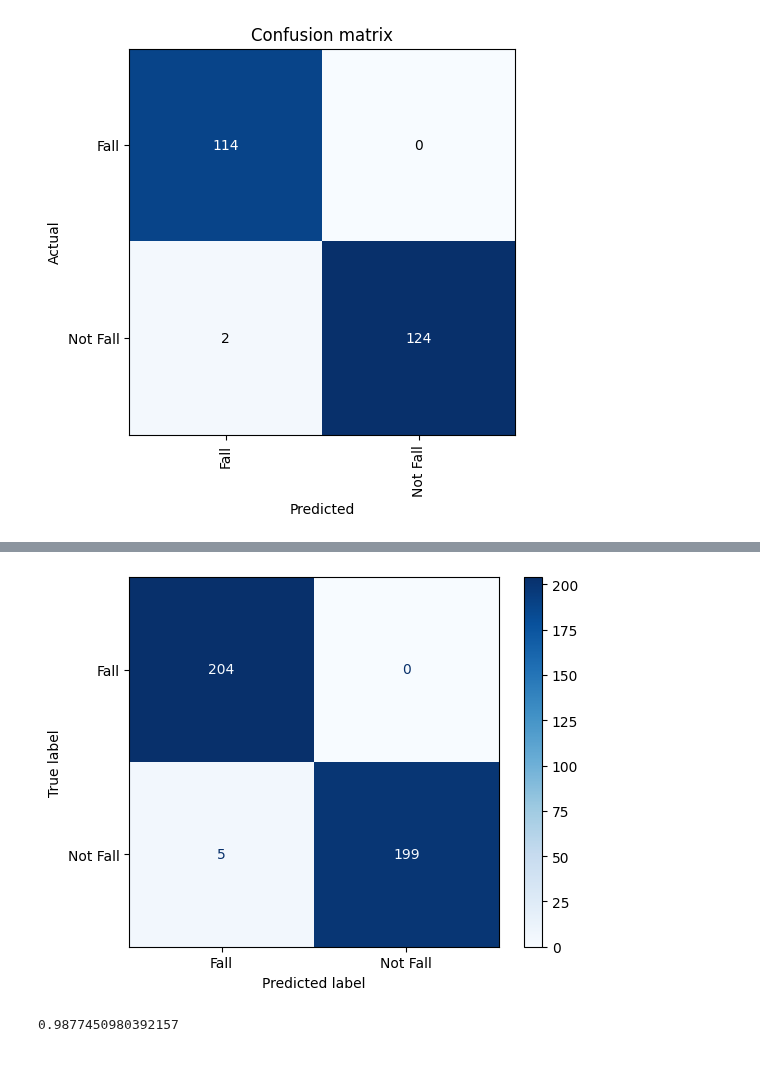
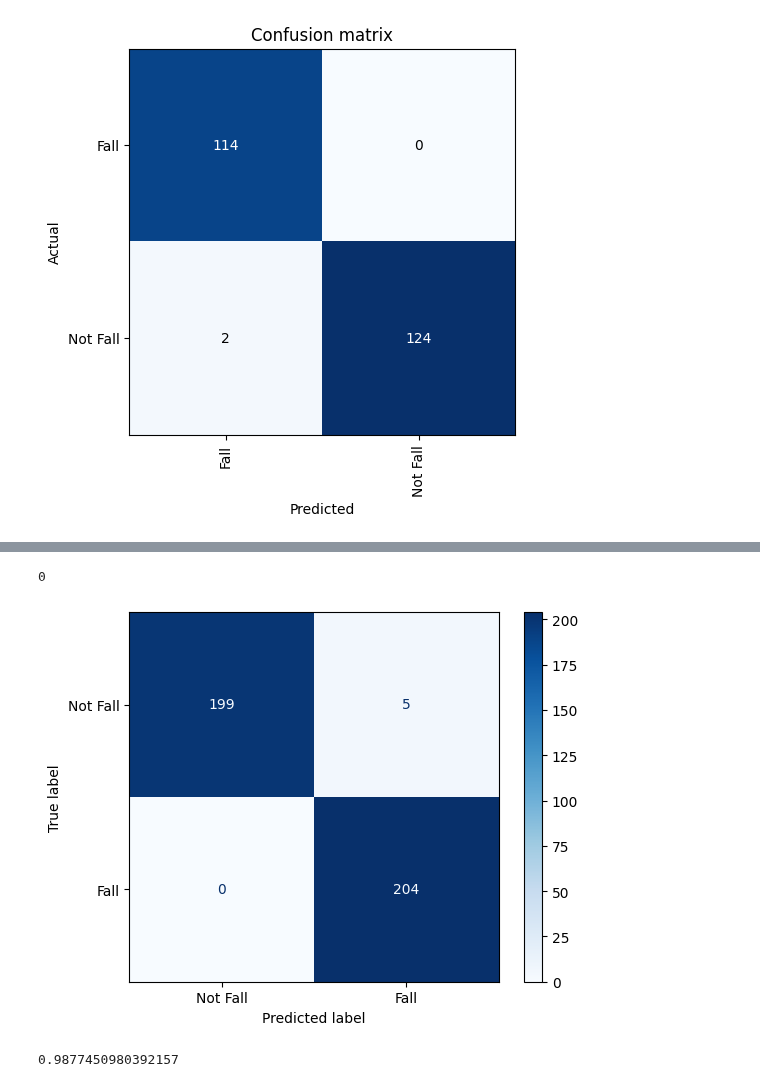
Before and after one commit to Vatnelid-Master-Project/data-analysis, a Jupyter notebook: state-detection-model.ipynb, the cells around one changed output, grey strips where cells are left out. Cells and saved outputs as stored; diff of their text form; code cells hidden in the pictures.

```diff
--- a/state-detection-model.ipynb
+++ b/state-detection-model.ipynb
@@ -235,0 +233,2 @@ if not learner:
+# %%
+learner = load_learner('./models/sd-model.pkl')
@@ -314,10 +316,19 @@ learner.predict(get_x_test(4))
+# %%
+count = 0
+for i in range(len(y_test)):
+    if y_test[i] == "Fall" and y_test[i] != y_pred[i]:
+        count += 1
+
+print(count)
+# %% [output]
+0
 # %%
-cm = confusion_matrix(y_test, y_pred)
-disp = ConfusionMatrixDisplay(cm, display_labels=dls.vocab)
+cm = confusion_matrix(y_test, y_pred, labels=["Not Fall", "Fall"])
+disp = ConfusionMatrixDisplay(cm, display_labels=["Not Fall", "Fall"])
 disp.plot(cmap="Blues")  # customize as you like
 plt.show()
 # %% [output]
-[figure, old version]
+[figure, new version]
 # %%
 accuracy_score(y_test, y_pred)
 # %% [output]
```
Also changed, not shown: parts of 5 cells of this notebook, 2 other files.
